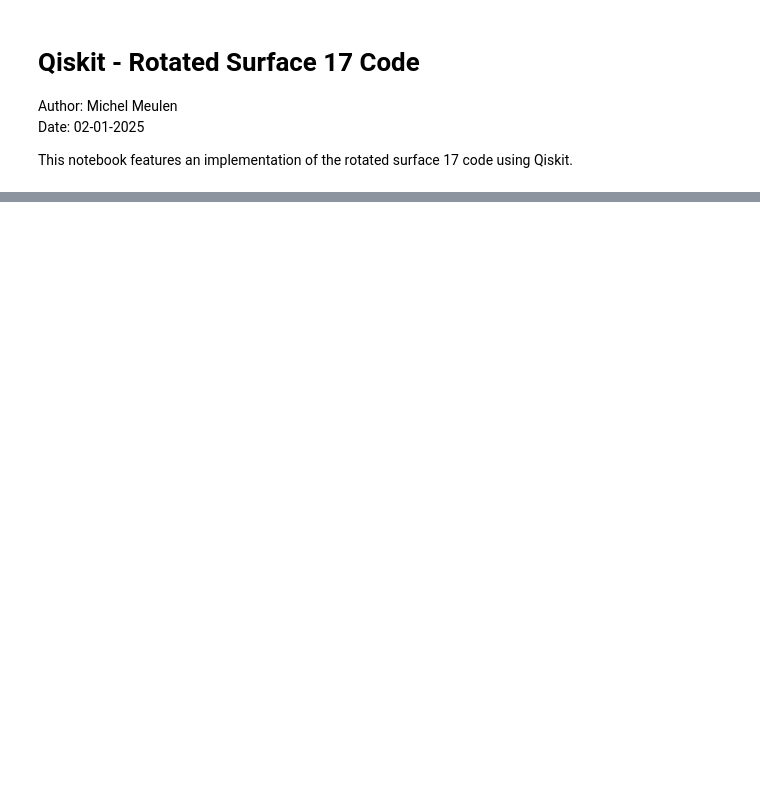
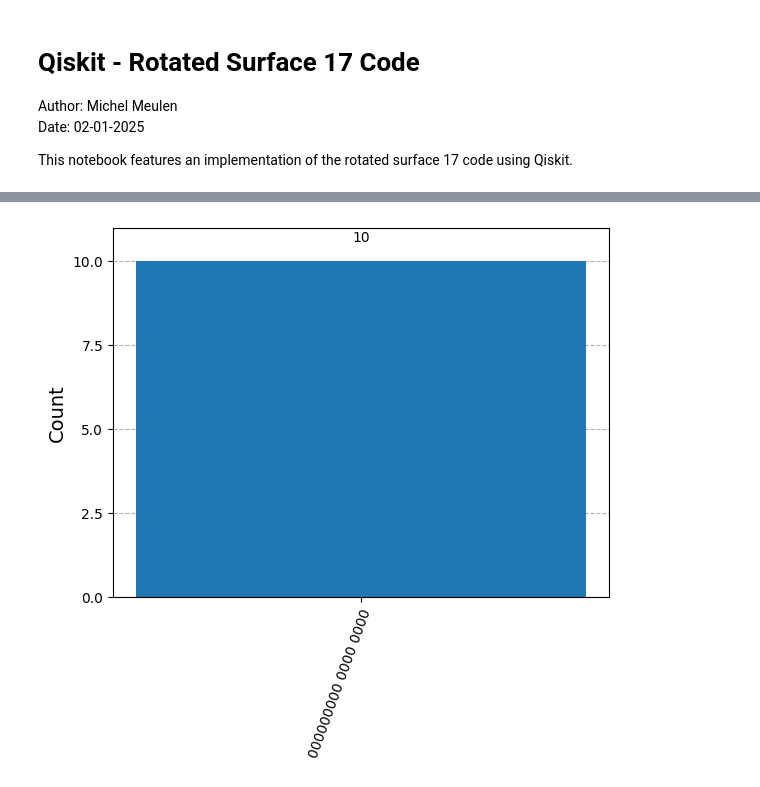
Before and after one commit to Mitch36/QuantumSim-QEC, a Jupyter notebook: QiskitSurfaceCodes.ipynb, the cells around one changed output, grey strips where cells are left out. Drawn from its saved outputs; the diff is of its cells as text; code cells hidden in the pictures; blank space fills up the shorter version.

```diff
--- a/QiskitSurfaceCodes.ipynb
+++ b/QiskitSurfaceCodes.ipynb
@@ -7,0 +18,19 @@ This notebook features an implementation of the rotated surface 17 code using Qi
+# %%
+from qiskit.providers.basic_provider import BasicSimulator
+from qiskit.visualization import plot_histogram
+
+from SurfaceCodeQiskit import SurfaceCode
+
+code = SurfaceCode()
+
+code.add_encoder_circuit()
+code.add_decoder_circuit()
+code.measure_all_data_qubits()
+# Register used are (9-bits data qubit measurements, 4-bits stabilizer-X measurements, 4-bits stabilizer-Z measurements)
+
+backend = BasicSimulator()
+result = backend.run(code.qc, shots=10).result()
+counts = result.get_counts()
+plot_histogram(counts)
+# %% [output]
+[figure, added]
```
Also changed, not shown: parts of 4 cells of this notebook, 3 other files.
